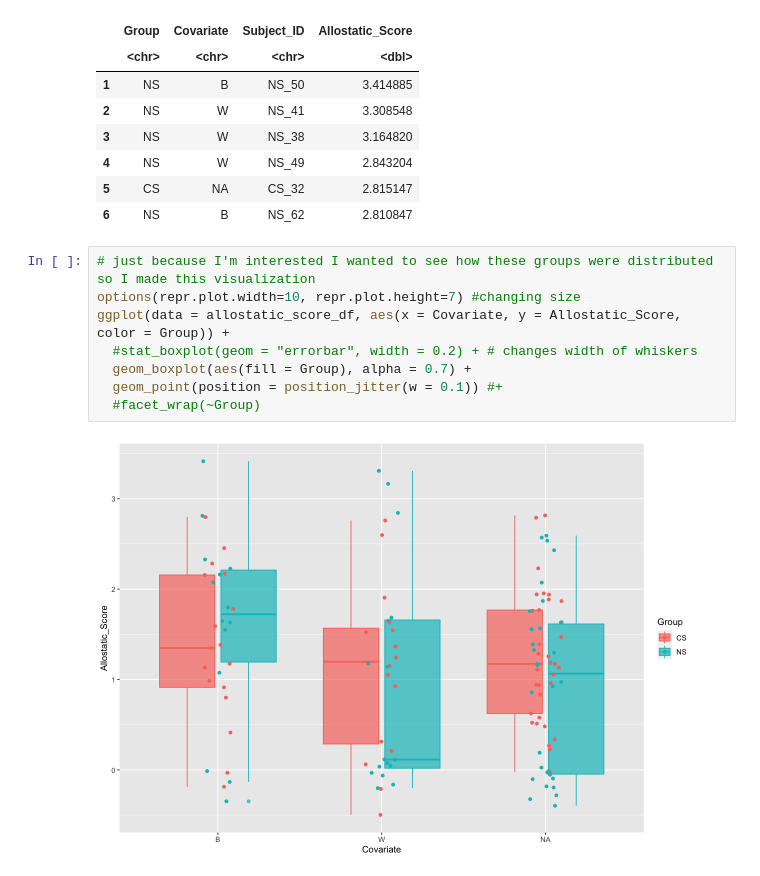
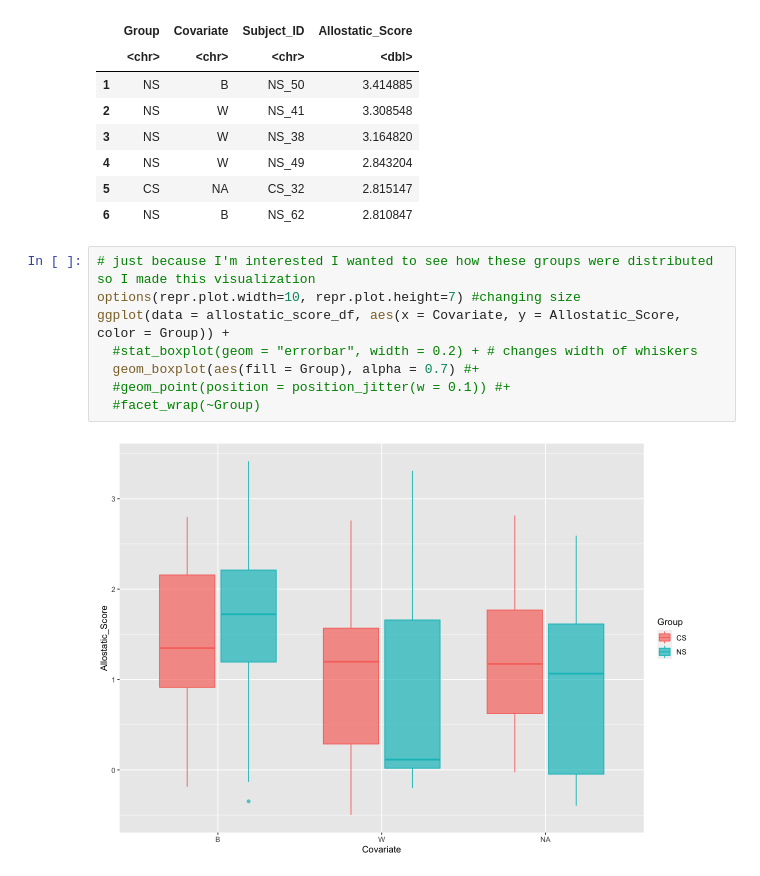
Before and after one commit to UNC-CEMALB/P1005_Miscellaneous-Analyses, a Jupyter notebook: 2. Allostatic Loading/Allostatic Loading.ipynb, the cells around one changed output. Saved outputs shown, nothing was run; the diff lists cells and outputs as text.

```diff
--- a/2. Allostatic Loading/Allostatic Loading.ipynb
+++ b/2. Allostatic Loading/Allostatic Loading.ipynb
@@ -243,10 +222,10 @@ A data.frame: 6 × 4
 # %%
 # just because I'm interested I wanted to see how these groups were distributed so I made this visualization
 options(repr.plot.width=10, repr.plot.height=7) #changing size
 ggplot(data = allostatic_score_df, aes(x = Covariate, y = Allostatic_Score, color = Group)) +
   #stat_boxplot(geom = "errorbar", width = 0.2) + # changes width of whiskers
-  geom_boxplot(aes(fill = Group), alpha = 0.7) +
-  geom_point(position = position_jitter(w = 0.1)) #+
+  geom_boxplot(aes(fill = Group), alpha = 0.7) #+
+  #geom_point(position = position_jitter(w = 0.1)) #+
   #facet_wrap(~Group)
 # %% [output]
-[figure, old version]
+[figure, new version]
```
Also changed, not shown: parts of 1 cell of this notebook.
